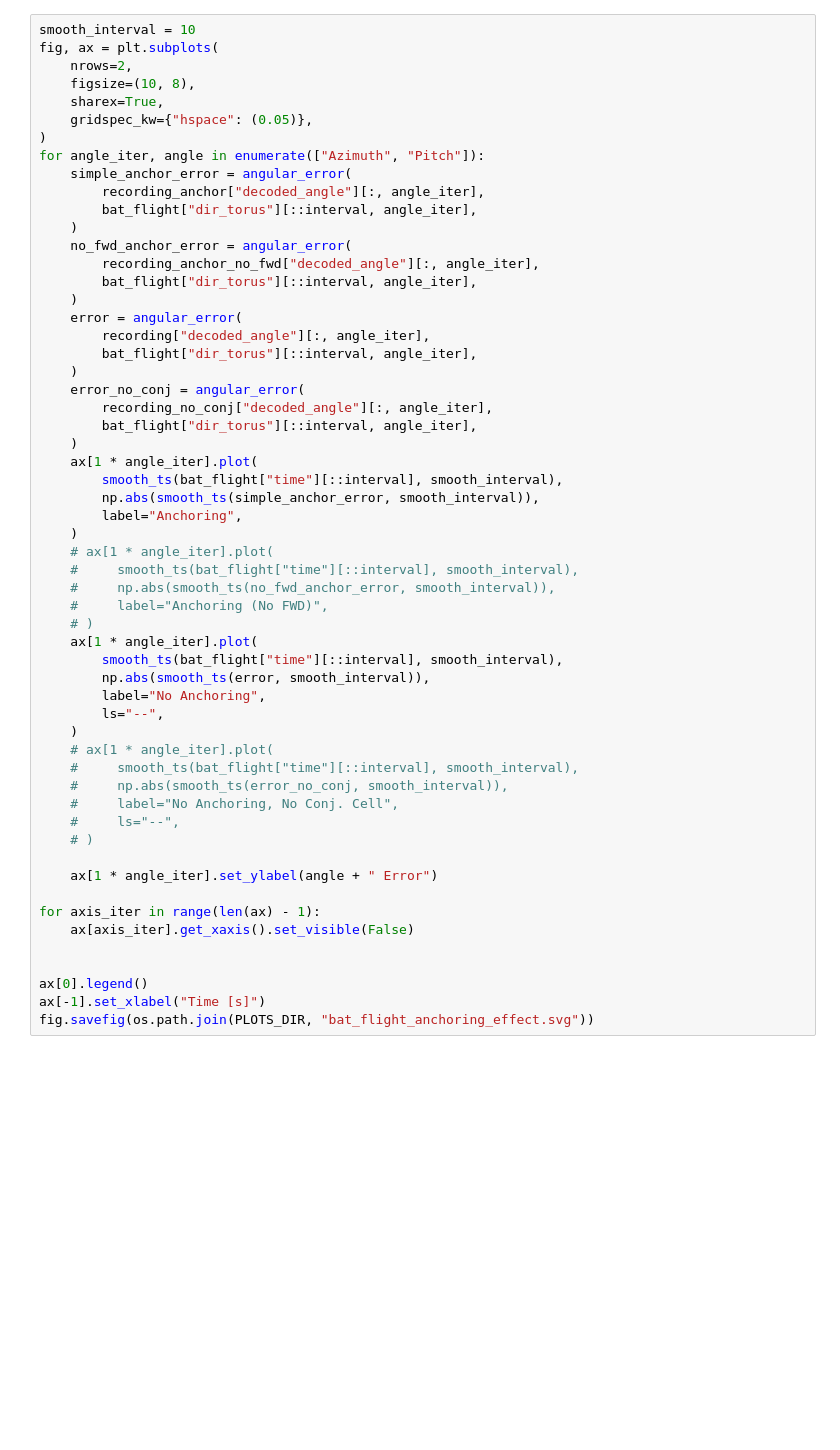
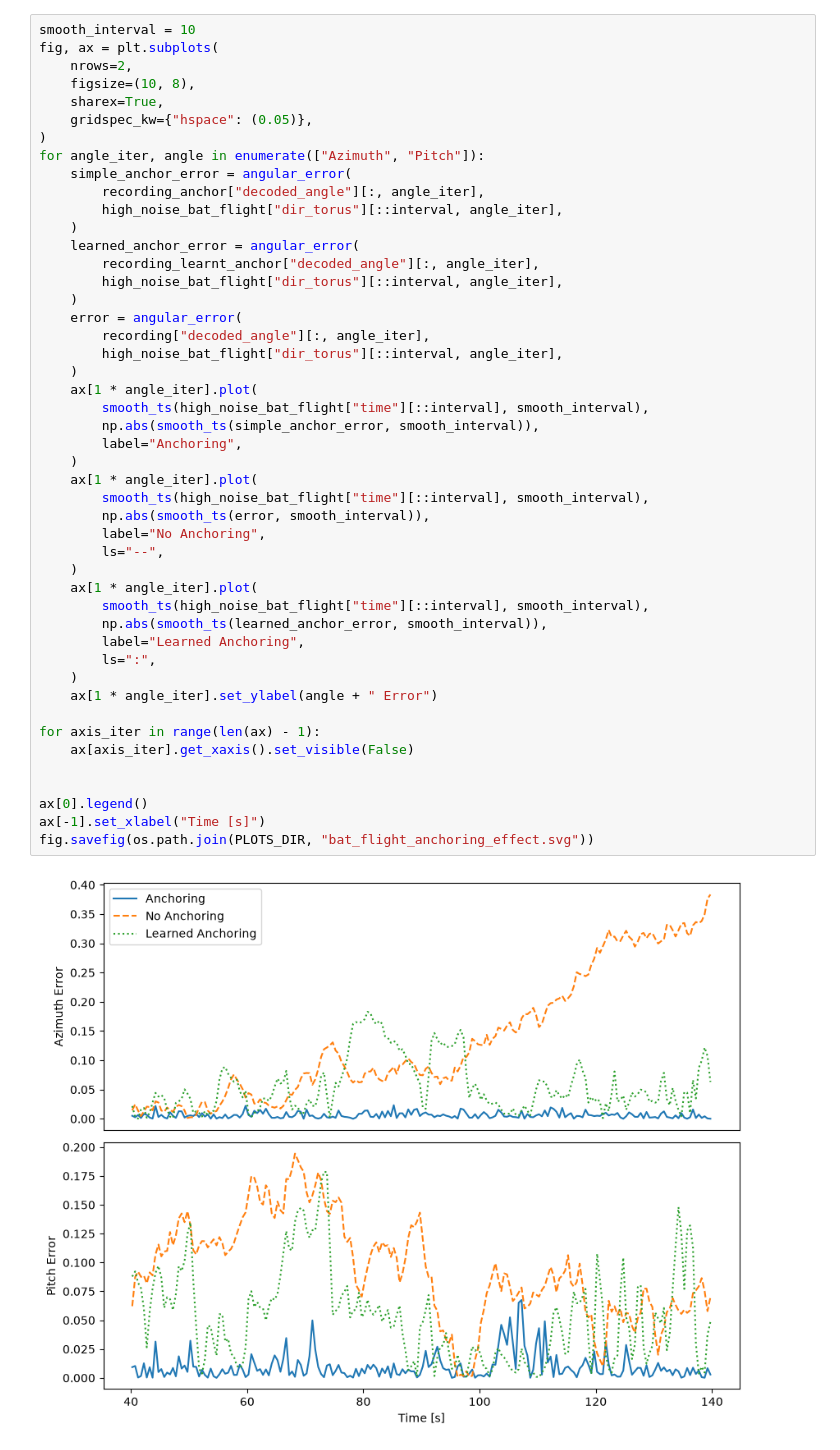
Before and after one commit to siaulich/bat-hd-cells, a Jupyter notebook: notebooks/bat_flight_anchoring_alt.ipynb, the cells around one changed output. Saved outputs shown, nothing was run; the diff lists cells and outputs as text; blank space fills up the shorter version.

```diff
--- a/notebooks/bat_flight_anchoring_alt.ipynb
+++ b/notebooks/bat_flight_anchoring_alt.ipynb
@@ -129,54 +153,46 @@ fig, ax = plt.subplots(
     figsize=(10, 8),
     sharex=True,
     gridspec_kw={"hspace": (0.05)},
 )
 for angle_iter, angle in enumerate(["Azimuth", "Pitch"]):
     simple_anchor_error = angular_error(
         recording_anchor["decoded_angle"][:, angle_iter],
-        bat_flight["dir_torus"][::interval, angle_iter],
+        high_noise_bat_flight["dir_torus"][::interval, angle_iter],
     )
-    no_fwd_anchor_error = angular_error(
-        recording_anchor_no_fwd["decoded_angle"][:, angle_iter],
-        bat_flight["dir_torus"][::interval, angle_iter],
+    learned_anchor_error = angular_error(
+        recording_learnt_anchor["decoded_angle"][:, angle_iter],
+        high_noise_bat_flight["dir_torus"][::interval, angle_iter],
     )
     error = angular_error(
         recording["decoded_angle"][:, angle_iter],
-        bat_flight["dir_torus"][::interval, angle_iter],
-    )
-    error_no_conj = angular_error(
-        recording_no_conj["decoded_angle"][:, angle_iter],
-        bat_flight["dir_torus"][::interval, angle_iter],
+        high_noise_bat_flight["dir_torus"][::interval, angle_iter],
     )
     ax[1 * angle_iter].plot(
-        smooth_ts(bat_flight["time"][::interval], smooth_interval),
+        smooth_ts(high_noise_bat_flight["time"][::interval], smooth_interval),
         np.abs(smooth_ts(simple_anchor_error, smooth_interval)),
         label="Anchoring",
     )
-    # ax[1 * angle_iter].plot(
-    #     smooth_ts(bat_flight["time"][::interval], smooth_interval),
-    #     np.abs(smooth_ts(no_fwd_anchor_error, smooth_interval)),
-    #     label="Anchoring (No FWD)",
-    # )
     ax[1 * angle_iter].plot(
-        smooth_ts(bat_flight["time"][::interval], smooth_interval),
+        smooth_ts(high_noise_bat_flight["time"][::interval], smooth_interval),
         np.abs(smooth_ts(error, smooth_interval)),
         label="No Anchoring",
         ls="--",
     )
-    # ax[1 * angle_iter].plot(
-    #     smooth_ts(bat_flight["time"][::interval], smooth_interval),
-    #     np.abs(smooth_ts(error_no_conj, smooth_interval)),
-    #     label="No Anchoring, No Conj. Cell",
-    #     ls="--",
-    # )
-
+    ax[1 * angle_iter].plot(
+        smooth_ts(high_noise_bat_flight["time"][::interval], smooth_interval),
+        np.abs(smooth_ts(learned_anchor_error, smooth_interval)),
+        label="Learned Anchoring",
+        ls=":",
+    )
     ax[1 * angle_iter].set_ylabel(angle + " Error")
 
 for axis_iter in range(len(ax) - 1):
     ax[axis_iter].get_xaxis().set_visible(False)
 
 
 ax[0].legend()
 ax[-1].set_xlabel("Time [s]")
 fig.savefig(os.path.join(PLOTS_DIR, "bat_flight_anchoring_effect.svg"))
+# %% [output]
+[figure, added]
 # %%
```
Also changed, not shown: parts of 10 cells of this notebook, 5 other files.
